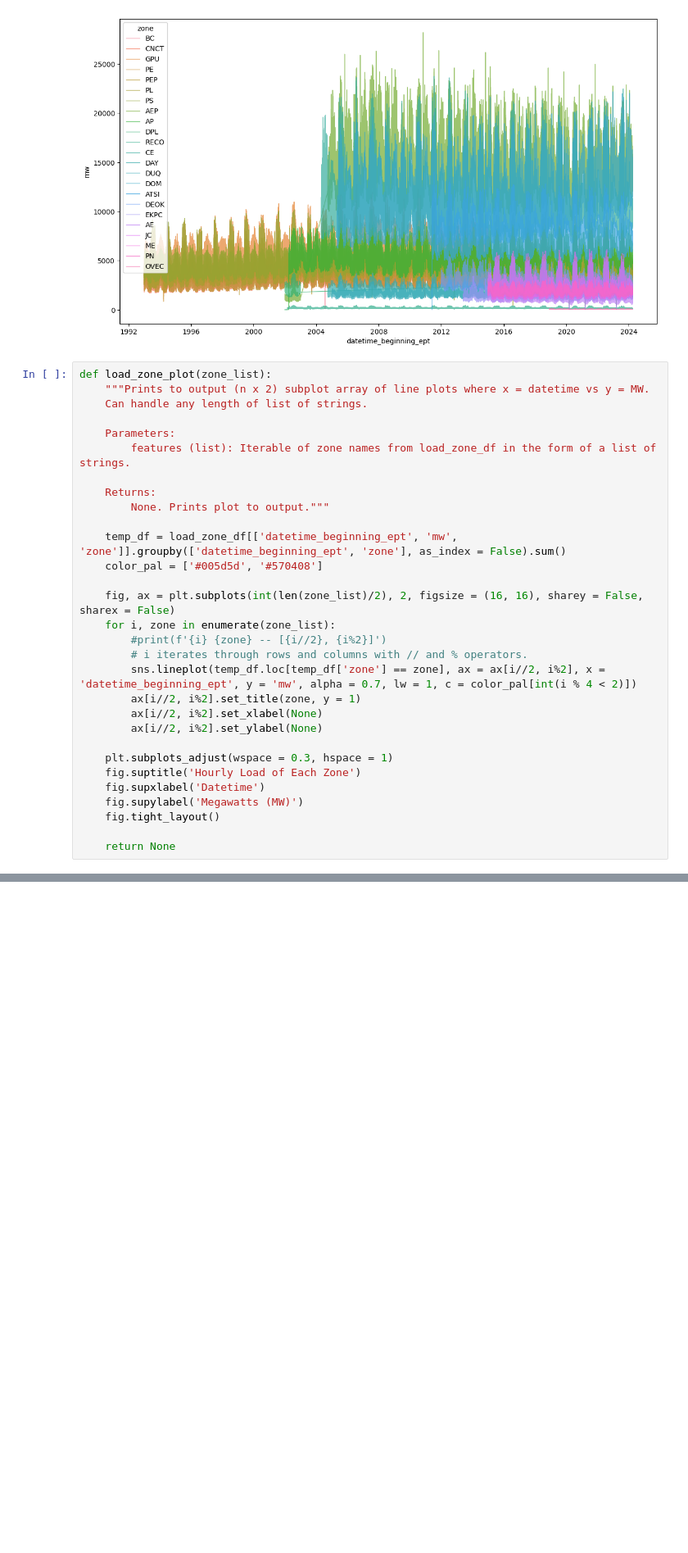
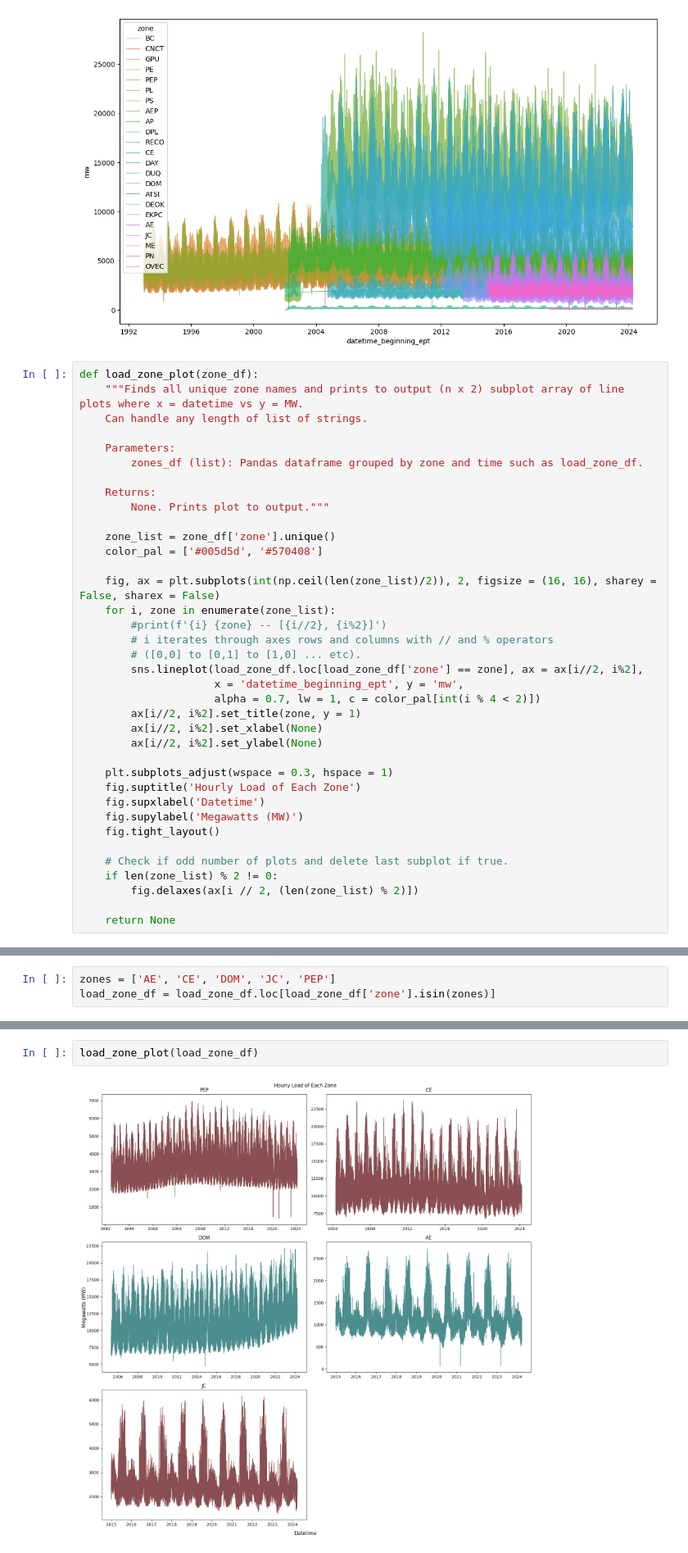
Before and after one commit to chill0121/Energy_Grid_Forecasting, a Jupyter notebook: Energy_Forecasting.ipynb, the cells around one changed output, grey strips where cells are left out. Shown at 82% size. Cells and saved outputs as stored; diff of their text form; blank space fills up the shorter version.

Commit message:
Data cleaning cont.
Added 2 week visualization and missing date funciton.

```diff
--- a/Energy_Forecasting.ipynb
+++ b/Energy_Forecasting.ipynb
@@ -249,24 +250,27 @@ ax = sns.lineplot(load_noRTO_df[['datetime_beginning_ept', 'mw', 'zone']].groupb
 # %% [output]
 [figure]
 # %%
-def load_zone_plot(zone_list):
-    """Prints to output (n x 2) subplot array of line plots where x = datetime vs y = MW.
+def load_zone_plot(zone_df):
+    """Finds all unique zone names and prints to output (n x 2) subplot array of line plots where x = datetime vs y = MW.
     Can handle any length of list of strings.
 
     Parameters:
-        features (list): Iterable of zone names from load_zone_df in the form of a list of strings.
+        zones_df (list): Pandas dataframe grouped by zone and time such as load_zone_df.
 
     Returns:
         None. Prints plot to output."""
 
-    temp_df = load_zone_df[['datetime_beginning_ept', 'mw', 'zone']].groupby(['datetime_beginning_ept', 'zone'], as_index = False).sum()
+    zone_list = zone_df['zone'].unique()
     color_pal = ['#005d5d', '#570408']
 
-    fig, ax = plt.subplots(int(len(zone_list)/2), 2, figsize = (16, 16), sharey = False, sharex = False)
+    fig, ax = plt.subplots(int(np.ceil(len(zone_list)/2)), 2, figsize = (16, 16), sharey = False, sharex = False)
     for i, zone in enumerate(zone_list):
         #print(f'{i} {zone} -- [{i//2}, {i%2}]')
-        # i iterates through rows and columns with // and % operators.
-        sns.lineplot(temp_df.loc[temp_df['zone'] == zone], ax = ax[i//2, i%2], x = 'datetime_beginning_ept', y = 'mw', alpha = 0.7, lw = 1, c = color_pal[int(i % 4 < 2)])
+        # i iterates through axes rows and columns with // and % operators
+        # ([0,0] to [0,1] to [1,0] ... etc).
+        sns.lineplot(load_zone_df.loc[load_zone_df['zone'] == zone], ax = ax[i//2, i%2],
+                     x = 'datetime_beginning_ept', y = 'mw',
+                     alpha = 0.7, lw = 1, c = color_pal[int(i % 4 < 2)])
         ax[i//2, i%2].set_title(zone, y = 1)
         ax[i//2, i%2].set_xlabel(None)
         ax[i//2, i%2].set_ylabel(None)
@@ -277,5 +281,9 @@ def load_zone_plot(zone_list):
     fig.supylabel('Megawatts (MW)')
     fig.tight_layout()
 
+    # Check if odd number of plots and delete last subplot if true.
+    if len(zone_list) % 2 != 0:
+        fig.delaxes(ax[i // 2, (len(zone_list) % 2)])
+
     return None
 # %%
@@ -315,0 +295,3 @@ for i in range(date_range + 2):
+# %%
+zones = ['AE', 'CE', 'DOM', 'JC', 'PEP']
+load_zone_df = load_zone_df.loc[load_zone_df['zone'].isin(zones)]
@@ -315,0 +332,4 @@ for i in range(date_range + 2):
+# %%
+load_zone_plot(load_zone_df)
+# %% [output]
+[figure, added]
```
Also changed, not shown: parts of 13 cells of this notebook, 1 other file.
